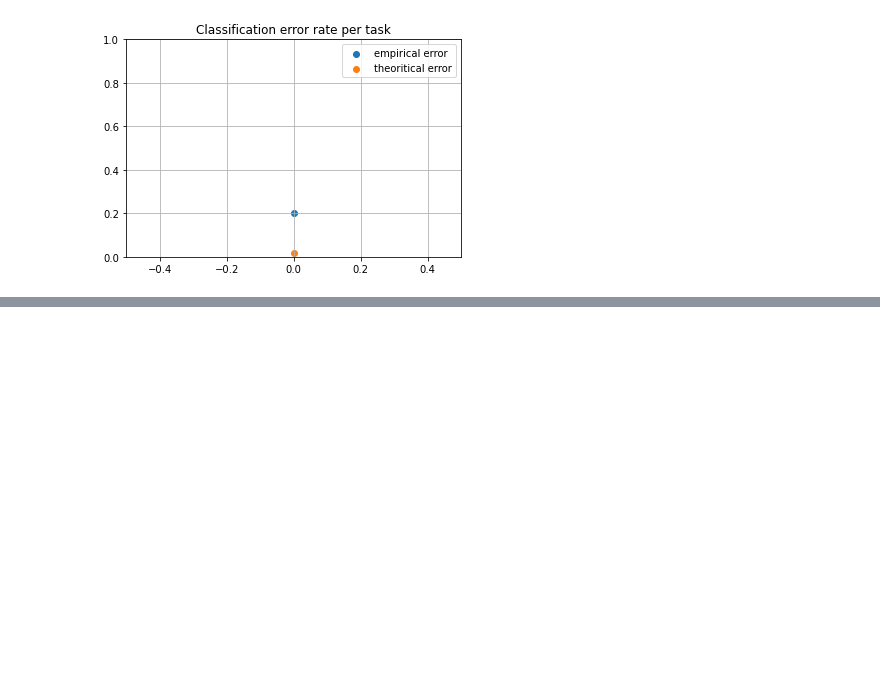
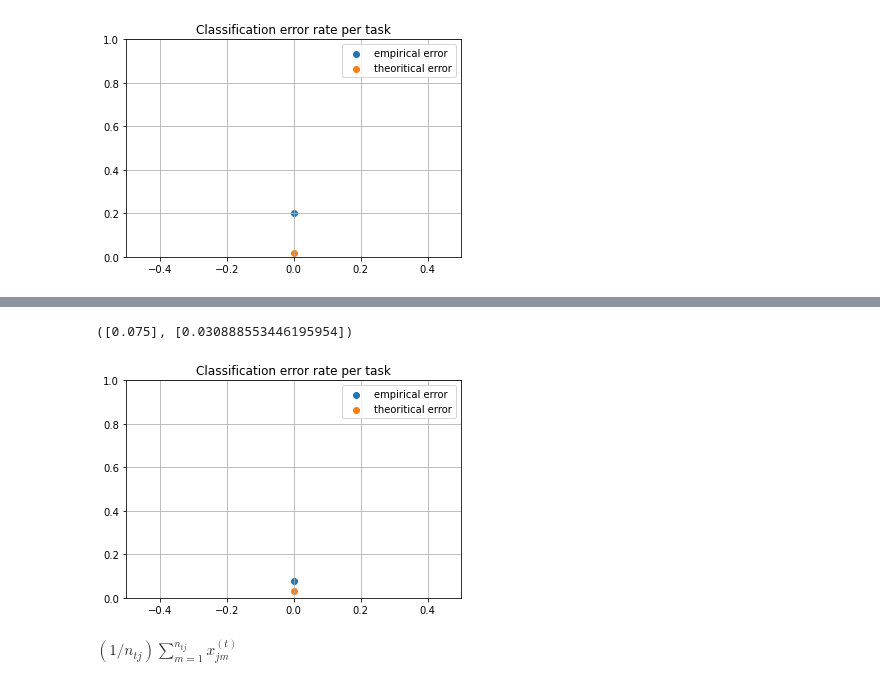
Before and after one commit to Sami-fak/DistributedMTLSPCA, a Jupyter notebook: binary-based_MTL.ipynb, the cells around one changed output, grey strips where cells are left out. Saved outputs shown, nothing was run; the diff lists cells and outputs as text; code cells hidden in the pictures; blank space fills up the shorter version.

```diff
--- a/binary-based_MTL.ipynb
+++ b/binary-based_MTL.ipynb
@@ -402,4 +409,14 @@ def qfunc(x):
 # %%
 def error_rate(m_t):
     return qfunc(1/2*(m_t[0] - m_t[1]))
+# %%
+def plot_error_rate(nb_tasks, emp_rate, error_rate, m_t):
+    plt.scatter(range(nb_tasks), emp_rate, label="empirical error")
+    plt.scatter(range(nb_tasks), [error_rate(m_t[i]) for i in range(nb_tasks)], label="theoritical error")
+    plt.grid()
+    plt.ylim((0,1))
+    plt.xlim((-0.5, 0.5))
+    plt.legend()
+    plt.title(f"Classification error rate per task")
+    plt.show()
 # %%
@@ -481,0 +538,32 @@ L'un des serveurs va demander les moyennes des autres pour entraîner le modèle
+# %%
+def average_correlation_matrix(nb_tasks, nb_classes, matrices, weights):
+    """
+    Renvoie une matrice de corrélation moyennée et pondérée à partir des différentes matrices de corrélation en input.
+    matrices est un tableau de matrice 2x2
+    weights est un tableau avec les différents poids des datasets (i.e. n le nombre de samples dans le dataset)
+    """
+    nb_matrices = len(matrices)
+    size = nb_classes*nb_tasks
+    averaged_M = np.zeros((size, size))
+    for i in range(size):
+        for j in range(size):
+            for idx, mat in enumerate(matrices):
+                averaged_M[i][j] += mat[i][j]
+            averaged_M[i][j] /= nb_matrices
+
+    return averaged_M
+# %%
+avg_correlation_matrix = average_correlation_matrix(1, 2, [correlation_matrix, correlation_matrix/12, correlation_matrix*1.2, correlation_matrix/1.1])
+
+y = label_evaluation(t,m,Dc,avg_correlation_matrix)
+X_train_aggregated = aggregate_array(X_train, p, n, t, m)
+X_test_aggregated = aggregate_array(X_train, p, n, t, m)
+J = create_J(m, t, n, n_t_train)
+V = compute_V(y, X_train_aggregated, J)
+m_t = create_mt(t, m, y, Dc, avg_correlation_matrix, k, l)
+plot_error_rate(X_test, m_t, t, m, n_t_test)
+# %% [output]
+([0.075], [0.030888553446195954])
+[figure, added]
+# %% [markdown]
+$(1/n_{tj})\sum_{m=1}^{n_{tj}} x^{(t)}_{jm}$
```
Also changed, not shown: parts of 14 cells of this notebook.
